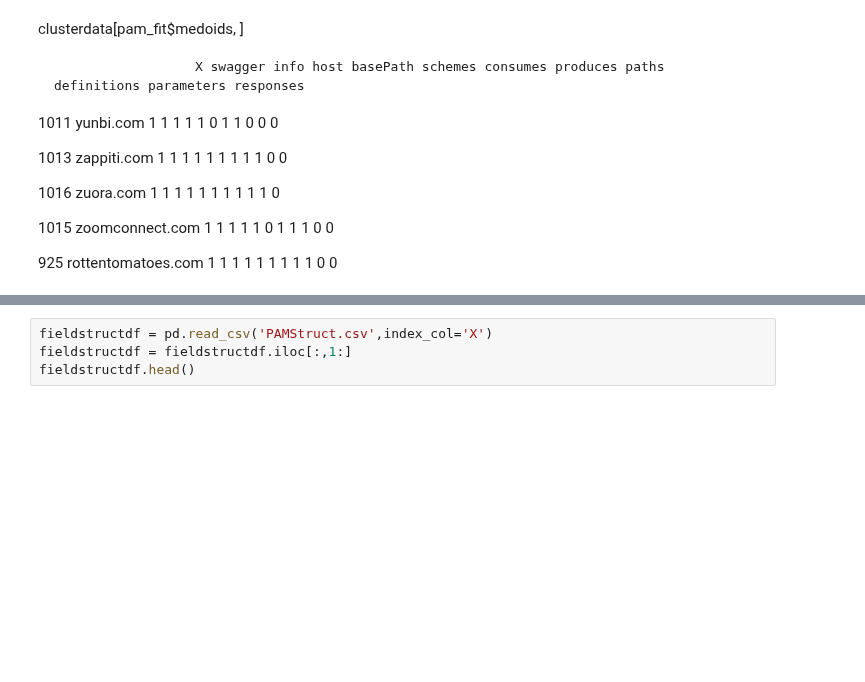
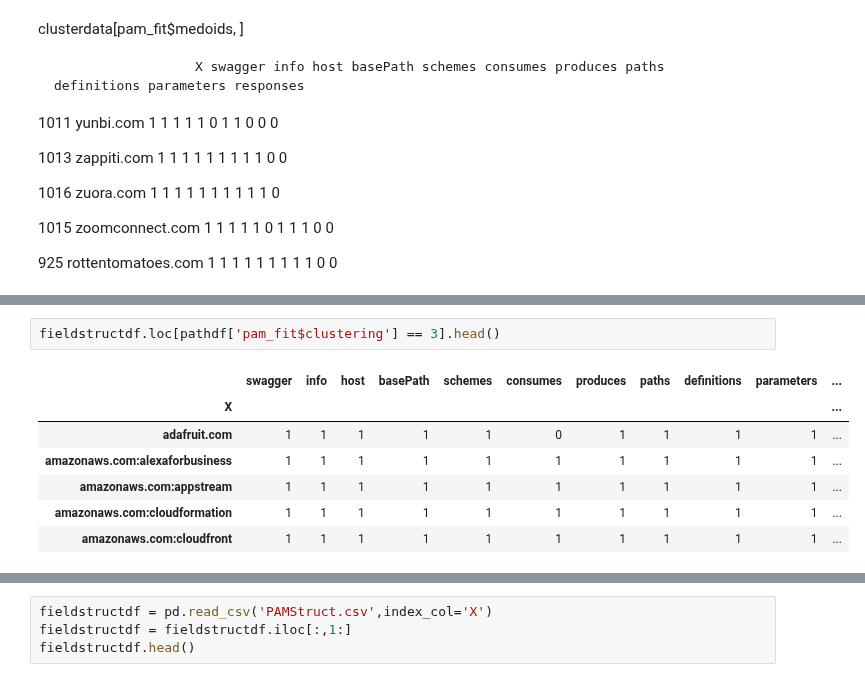
Before and after one commit to pmanlukas/thesisdata, a Jupyter notebook: combine dataframes.ipynb, the cells around one changed output, grey strips where cells are left out. Saved outputs shown, nothing was run; the diff lists cells and outputs as text; blank space fills up the shorter version.

```diff
--- a/combine dataframes.ipynb
+++ b/combine dataframes.ipynb
@@ -220,0 +370,10 @@ clusterdata[pam_fit$medoids, ]
+# %%
+fieldstructdf.loc[pathdf['pam_fit$clustering'] == 3].head()
+# %% [output]
+|  | swagger | info | host | basePath | schemes | consumes | produces | paths | definitions | parameters | ... |
+| X |  |  |  |  |  |  |  |  |  |  | ... |
+| adafruit.com | 1 | 1 | 1 | 1 | 1 | 0 | 1 | 1 | 1 | 1 | ... |
+| amazonaws.com:alexaforbusiness | 1 | 1 | 1 | 1 | 1 | 1 | 1 | 1 | 1 | 1 | ... |
+| amazonaws.com:appstream | 1 | 1 | 1 | 1 | 1 | 1 | 1 | 1 | 1 | 1 | ... |
+| amazonaws.com:cloudformation | 1 | 1 | 1 | 1 | 1 | 1 | 1 | 1 | 1 | 1 | ... |
+| amazonaws.com:cloudfront | 1 | 1 | 1 | 1 | 1 | 1 | 1 | 1 | 1 | 1 | ... |
```
Also changed, not shown: parts of 18 cells of this notebook, 3 other files.
